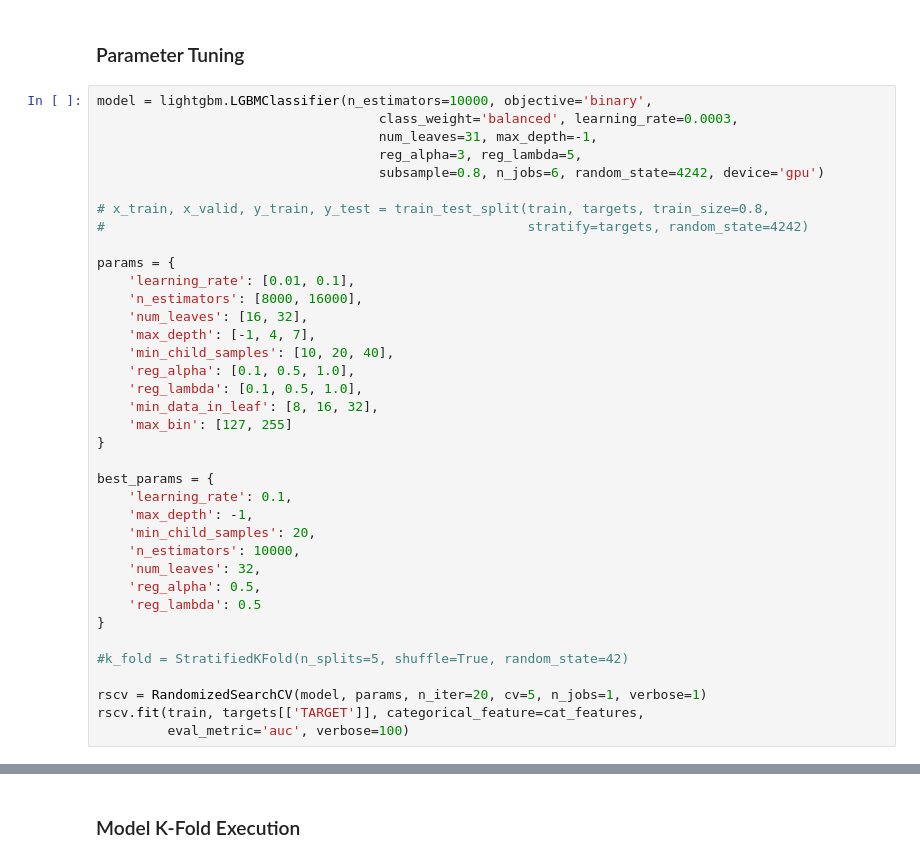
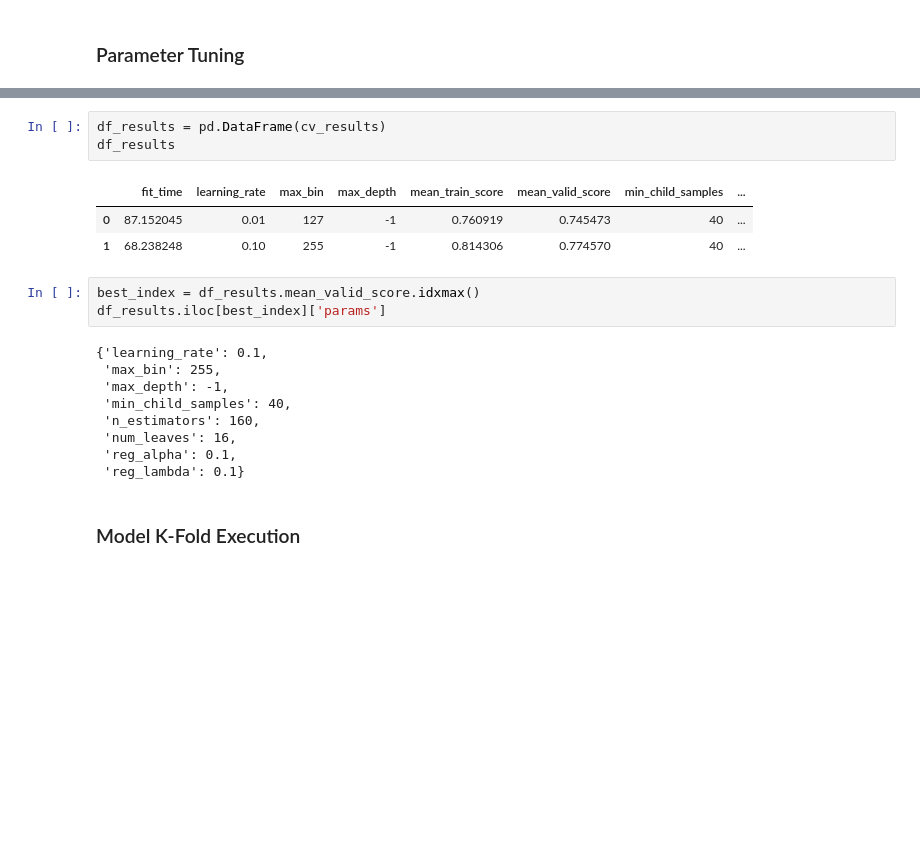
Before and after one commit to astelmashenko/ndml_capstone, a Jupyter notebook: Lightgbm.ipynb, the cells around one changed output, grey strips where cells are left out. Cells and saved outputs as stored; diff of their text form; blank space fills up the shorter version.

Commit message:
Lightgbm: customized randomized parameter search

```diff
--- a/Lightgbm.ipynb
+++ b/Lightgbm.ipynb
@@ -81,40 +84,3 @@ for col in cat_features:
     test[col] = test[col].astype('category')
 # %% [markdown]
 ### Parameter Tuning
-# %%
-model = lightgbm.LGBMClassifier(n_estimators=10000, objective='binary',
-                                    class_weight='balanced', learning_rate=0.0003,
-                                    num_leaves=31, max_depth=-1,
-                                    reg_alpha=3, reg_lambda=5,
-                                    subsample=0.8, n_jobs=6, random_state=4242, device='gpu')
-
-# x_train, x_valid, y_train, y_test = train_test_split(train, targets, train_size=0.8,
-#                                                      stratify=targets, random_state=4242)
-
-params = {
-    'learning_rate': [0.01, 0.1],
-    'n_estimators': [8000, 16000],
-    'num_leaves': [16, 32],
-    'max_depth': [-1, 4, 7],
-    'min_child_samples': [10, 20, 40],
-    'reg_alpha': [0.1, 0.5, 1.0],
-    'reg_lambda': [0.1, 0.5, 1.0],
-    'min_data_in_leaf': [8, 16, 32],
-    'max_bin': [127, 255]
-}
-
-best_params = {
-    'learning_rate': 0.1,
-    'max_depth': -1,
-    'min_child_samples': 20,
-    'n_estimators': 10000,
-    'num_leaves': 32,
-    'reg_alpha': 0.5,
-    'reg_lambda': 0.5
-}
-
-#k_fold = StratifiedKFold(n_splits=5, shuffle=True, random_state=42)
-
-rscv = RandomizedSearchCV(model, params, n_iter=20, cv=5, n_jobs=1, verbose=1)
-rscv.fit(train, targets[['TARGET']], categorical_feature=cat_features,
-         eval_metric='auc', verbose=100)
@@ -153,3 +166,22 @@ rscv.best_score_
+# %%
+df_results = pd.DataFrame(cv_results)
+df_results
+# %% [output]
+|  | fit_time | learning_rate | max_bin | max_depth | mean_train_score | mean_valid_score | min_child_samples | ... |
+| 0 | 87.152045 | 0.01 | 127 | -1 | 0.760919 | 0.745473 | 40 | ... |
+| 1 | 68.238248 | 0.10 | 255 | -1 | 0.814306 | 0.774570 | 40 | ... |
+# %%
+best_index = df_results.mean_valid_score.idxmax()
+df_results.iloc[best_index]['params']
+# %% [output]
+{'learning_rate': 0.1,
+ 'max_bin': 255,
+ 'max_depth': -1,
+ 'min_child_samples': 40,
+ 'n_estimators': 160,
+ 'num_leaves': 16,
+ 'reg_alpha': 0.1,
+ 'reg_lambda': 0.1}
 # %% [markdown]
 ### Model K-Fold Execution
 # %%
```
Also changed, not shown: parts of 10 cells of this notebook, 1 other file.
